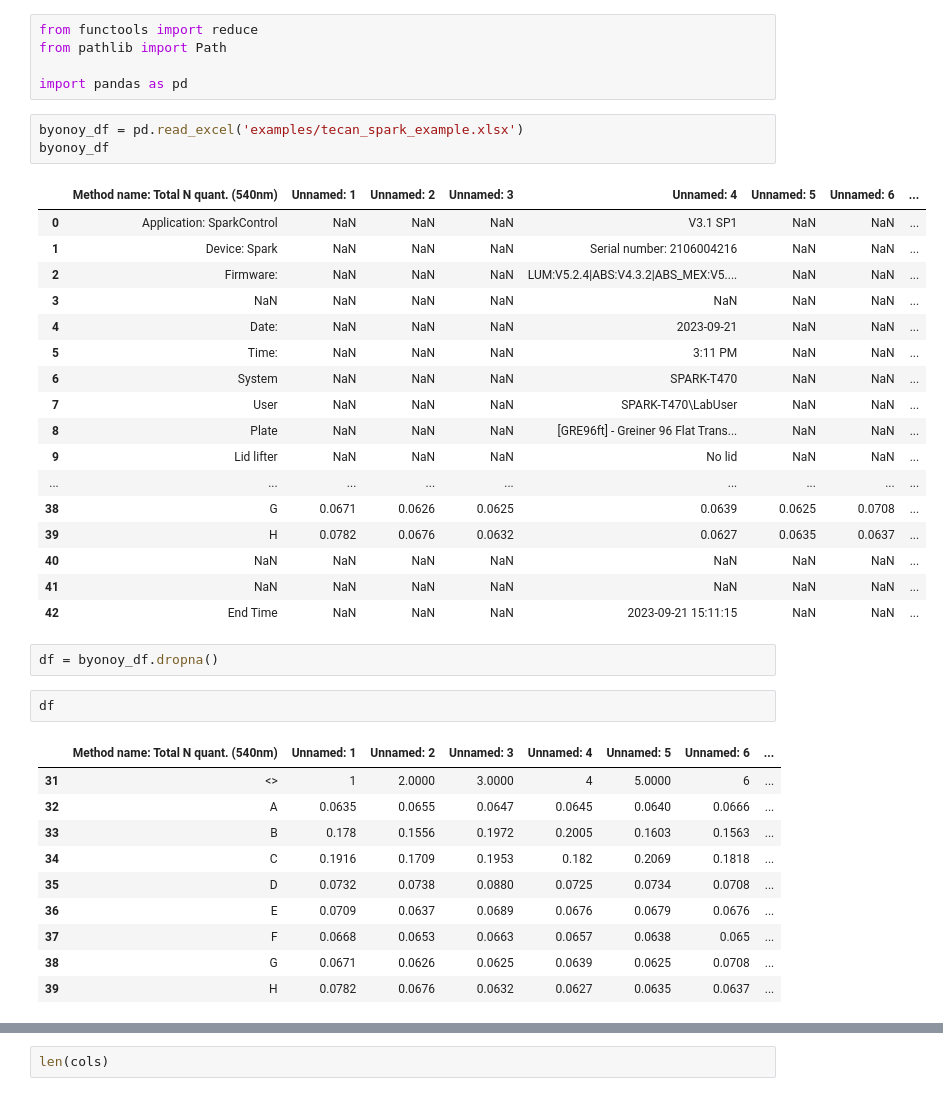
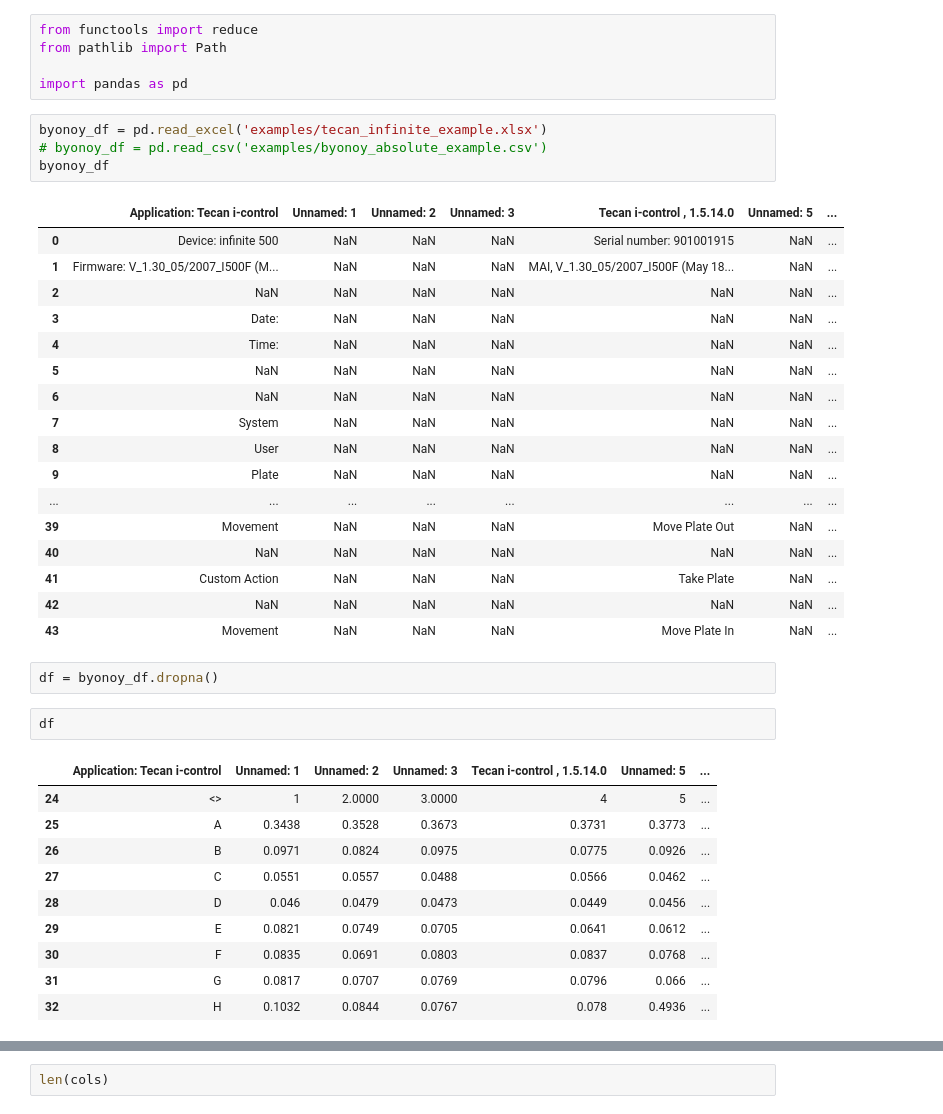
Before and after one commit to Abelgurung/plateparser, a Jupyter notebook: Untitled.ipynb, the cells around one changed output, grey strips where cells are left out. Drawn from its saved outputs; the diff is of its cells as text.

```diff
--- a/Untitled.ipynb
+++ b/Untitled.ipynb
@@ -4,38 +4,39 @@ from pathlib import Path
 
 import pandas as pd
 # %%
-byonoy_df = pd.read_excel('examples/tecan_spark_example.xlsx')
+byonoy_df = pd.read_excel('examples/tecan_infinite_example.xlsx')
+# byonoy_df = pd.read_csv('examples/byonoy_absolute_example.csv')
 byonoy_df
 # %% [output]
-|  | Method name: Total N quant. (540nm) | Unnamed: 1 | Unnamed: 2 | Unnamed: 3 | Unnamed: 4 | Unnamed: 5 | Unnamed: 6 | ... |
-| 0 | Application: SparkControl | NaN | NaN | NaN | V3.1 SP1 | NaN | NaN | ... |
-| 1 | Device: Spark | NaN | NaN | NaN | Serial number: 2106004216 | NaN | NaN | ... |
-| 2 | Firmware: | NaN | NaN | NaN | LUM:V5.2.4|ABS:V4.3.2|ABS_MEX:V5.... | NaN | NaN | ... |
-| 3 | NaN | NaN | NaN | NaN | NaN | NaN | NaN | ... |
-| 4 | Date: | NaN | NaN | NaN | 2023-09-21 | NaN | NaN | ... |
-| 5 | Time: | NaN | NaN | NaN | 3:11 PM | NaN | NaN | ... |
-| 6 | System | NaN | NaN | NaN | SPARK-T470 | NaN | NaN | ... |
-| 7 | User | NaN | NaN | NaN | SPARK-T470\LabUser | NaN | NaN | ... |
-| 8 | Plate | NaN | NaN | NaN | [GRE96ft] - Greiner 96 Flat Trans... | NaN | NaN | ... |
-| 9 | Lid lifter | NaN | NaN | NaN | No lid | NaN | NaN | ... |
-| ... | ... | ... | ... | ... | ... | ... | ... | ... |
-| 38 | G | 0.0671 | 0.0626 | 0.0625 | 0.0639 | 0.0625 | 0.0708 | ... |
-| 39 | H | 0.0782 | 0.0676 | 0.0632 | 0.0627 | 0.0635 | 0.0637 | ... |
-| 40 | NaN | NaN | NaN | NaN | NaN | NaN | NaN | ... |
-| 41 | NaN | NaN | NaN | NaN | NaN | NaN | NaN | ... |
-| 42 | End Time | NaN | NaN | NaN | 2023-09-21 15:11:15 | NaN | NaN | ... |
+|  | Application: Tecan i-control | Unnamed: 1 | Unnamed: 2 | Unnamed: 3 | Tecan i-control , 1.5.14.0 | Unnamed: 5 | ... |
+| 0 | Device: infinite 500 | NaN | NaN | NaN | Serial number: 901001915 | NaN | ... |
+| 1 | Firmware: V_1.30_05/2007_I500F (M... | NaN | NaN | NaN | MAI, V_1.30_05/2007_I500F (May 18... | NaN | ... |
+| 2 | NaN | NaN | NaN | NaN | NaN | NaN | ... |
+| 3 | Date: | NaN | NaN | NaN | NaN | NaN | ... |
+| 4 | Time: | NaN | NaN | NaN | NaN | NaN | ... |
+| 5 | NaN | NaN | NaN | NaN | NaN | NaN | ... |
+| 6 | NaN | NaN | NaN | NaN | NaN | NaN | ... |
+| 7 | System | NaN | NaN | NaN | NaN | NaN | ... |
+| 8 | User | NaN | NaN | NaN | NaN | NaN | ... |
+| 9 | Plate | NaN | NaN | NaN | NaN | NaN | ... |
+| ... | ... | ... | ... | ... | ... | ... | ... |
+| 39 | Movement | NaN | NaN | NaN | Move Plate Out | NaN | ... |
+| 40 | NaN | NaN | NaN | NaN | NaN | NaN | ... |
+| 41 | Custom Action | NaN | NaN | NaN | Take Plate | NaN | ... |
+| 42 | NaN | NaN | NaN | NaN | NaN | NaN | ... |
+| 43 | Movement | NaN | NaN | NaN | Move Plate In | NaN | ... |
 # %%
 df = byonoy_df.dropna()
 # %%
 df
 # %% [output]
-|  | Method name: Total N quant. (540nm) | Unnamed: 1 | Unnamed: 2 | Unnamed: 3 | Unnamed: 4 | Unnamed: 5 | Unnamed: 6 | ... |
-| 31 | <> | 1 | 2.0000 | 3.0000 | 4 | 5.0000 | 6 | ... |
-| 32 | A | 0.0635 | 0.0655 | 0.0647 | 0.0645 | 0.0640 | 0.0666 | ... |
-| 33 | B | 0.178 | 0.1556 | 0.1972 | 0.2005 | 0.1603 | 0.1563 | ... |
-| 34 | C | 0.1916 | 0.1709 | 0.1953 | 0.182 | 0.2069 | 0.1818 | ... |
-| 35 | D | 0.0732 | 0.0738 | 0.0880 | 0.0725 | 0.0734 | 0.0708 | ... |
-| 36 | E | 0.0709 | 0.0637 | 0.0689 | 0.0676 | 0.0679 | 0.0676 | ... |
-| 37 | F | 0.0668 | 0.0653 | 0.0663 | 0.0657 | 0.0638 | 0.065 | ... |
-| 38 | G | 0.0671 | 0.0626 | 0.0625 | 0.0639 | 0.0625 | 0.0708 | ... |
-| 39 | H | 0.0782 | 0.0676 | 0.0632 | 0.0627 | 0.0635 | 0.0637 | ... |
+|  | Application: Tecan i-control | Unnamed: 1 | Unnamed: 2 | Unnamed: 3 | Tecan i-control , 1.5.14.0 | Unnamed: 5 | ... |
+| 24 | <> | 1 | 2.0000 | 3.0000 | 4 | 5 | ... |
+| 25 | A | 0.3438 | 0.3528 | 0.3673 | 0.3731 | 0.3773 | ... |
+| 26 | B | 0.0971 | 0.0824 | 0.0975 | 0.0775 | 0.0926 | ... |
+| 27 | C | 0.0551 | 0.0557 | 0.0488 | 0.0566 | 0.0462 | ... |
+| 28 | D | 0.046 | 0.0479 | 0.0473 | 0.0449 | 0.0456 | ... |
+| 29 | E | 0.0821 | 0.0749 | 0.0705 | 0.0641 | 0.0612 | ... |
+| 30 | F | 0.0835 | 0.0691 | 0.0803 | 0.0837 | 0.0768 | ... |
+| 31 | G | 0.0817 | 0.0707 | 0.0769 | 0.0796 | 0.066 | ... |
+| 32 | H | 0.1032 | 0.0844 | 0.0767 | 0.078 | 0.4936 | ... |
```
Also changed, not shown: parts of 13 cells of this notebook.
